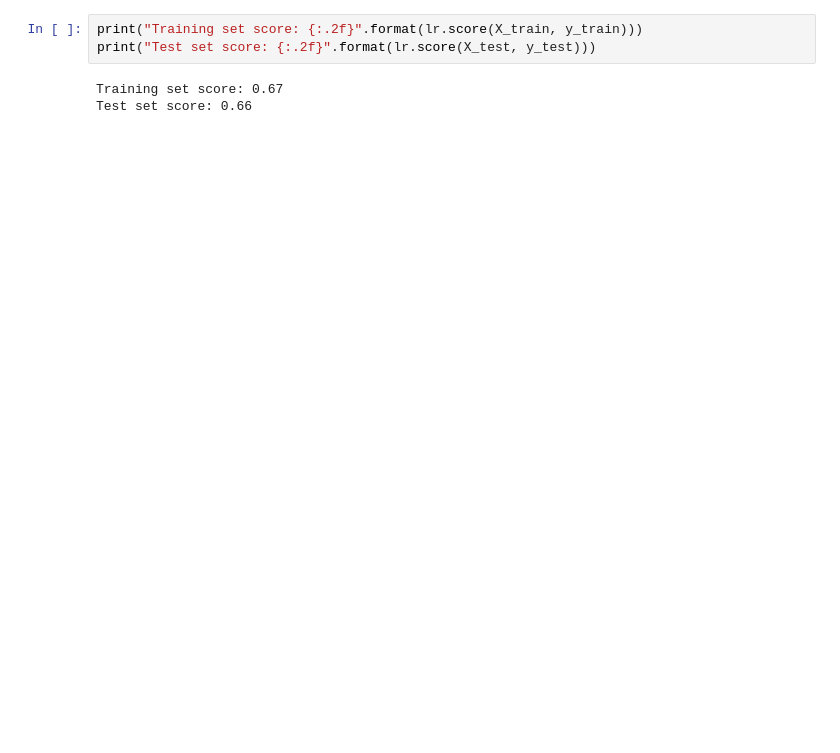
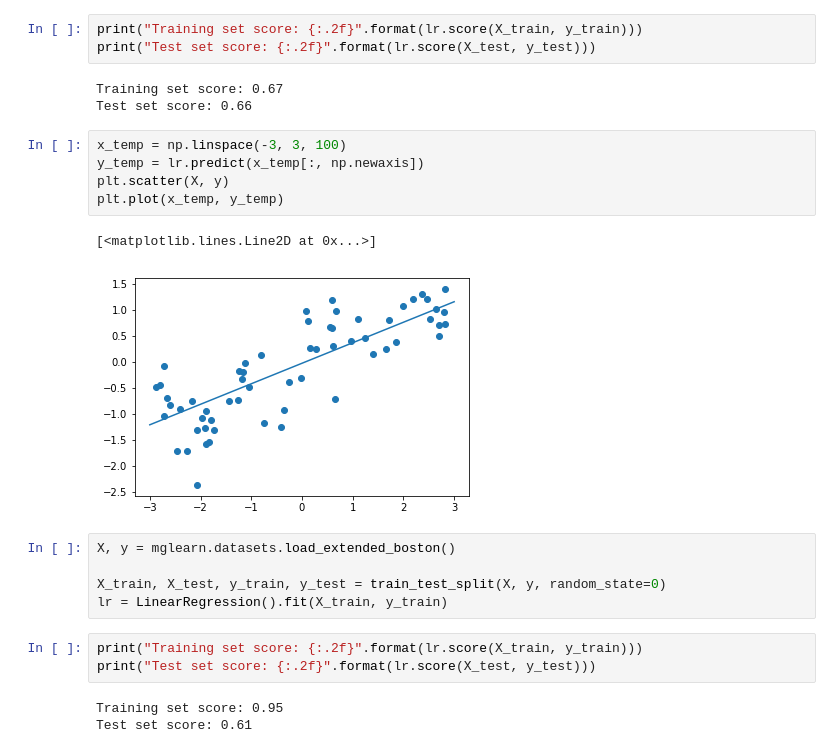
Before and after one commit to olivercqc/Learning-Python, a Jupyter notebook: Scikit-learn/Linear Regression.ipynb, the cells around one changed output. Drawn from its saved outputs; the diff is of its cells as text; blank space fills up the shorter version.

```diff
--- a/Scikit-learn/Linear Regression.ipynb
+++ b/Scikit-learn/Linear Regression.ipynb
@@ -25,3 +27,22 @@ print("Test set score: {:.2f}".format(lr.score(X_test, y_test)))
 # %% [output]
 Training set score: 0.67
 Test set score: 0.66
+# %%
+x_temp = np.linspace(-3, 3, 100)
+y_temp = lr.predict(x_temp[:, np.newaxis])
+plt.scatter(X, y)
+plt.plot(x_temp, y_temp)
+# %% [output]
+[<matplotlib.lines.Line2D at 0x...>]
+[figure, added]
+# %%
+X, y = mglearn.datasets.load_extended_boston()
+
+X_train, X_test, y_train, y_test = train_test_split(X, y, random_state=0)
+lr = LinearRegression().fit(X_train, y_train)
+# %%
+print("Training set score: {:.2f}".format(lr.score(X_train, y_train)))
+print("Test set score: {:.2f}".format(lr.score(X_test, y_test)))
+# %% [output]
+Training set score: 0.95
+Test set score: 0.61
```
Also changed, not shown: parts of 15 cells of this notebook.
